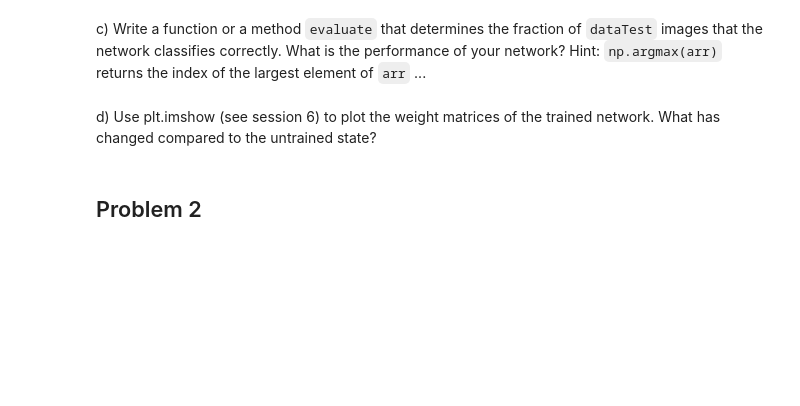
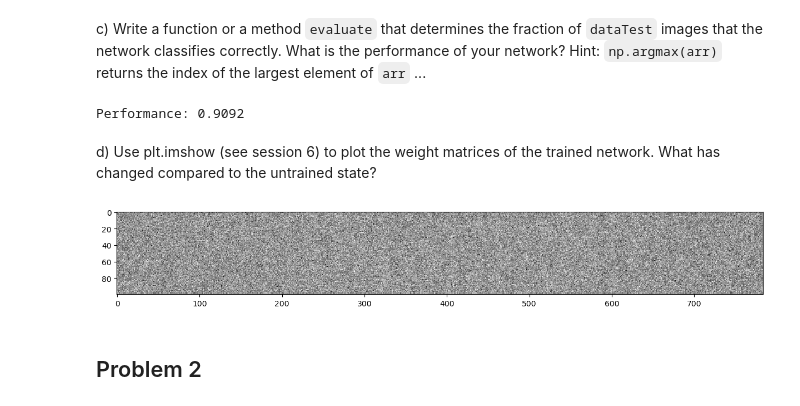
Before and after one commit to PaoAndreCM/neural-networks-labs, a Jupyter notebook: lab_7/lab7_solution.ipynb, the cells around one changed output. Saved outputs shown, nothing was run; the diff lists cells and outputs as text; code cells hidden in the pictures; blank space fills up the shorter version.

```diff
--- a/lab_7/lab7_solution.ipynb
+++ b/lab_7/lab7_solution.ipynb
@@ -72,9 +72,18 @@ def evaluate(network, test_data, test_labels):
     return performance
 # %%
 performance = evaluate(my_network, testData, testLabels)
-print('Performance: ' + performance)
+print('Performance: ' + str(performance))
+# %% [output]
+Performance: 0.9092
 # %% [markdown]
 d) Use plt.imshow (see session 6) to plot the weight matrices of the trained network. What has changed compared to the untrained state?
+# %%
+plt.figure(figsize=(15,15))
+wihImg = my_network.wih
+plt.imshow(wihImg, cmap='Greys', interpolation='None')
+plt.show()
+# %% [output]
+[figure, added]
 # %% [markdown]
 ## Problem 2
 # %% [markdown]
```
